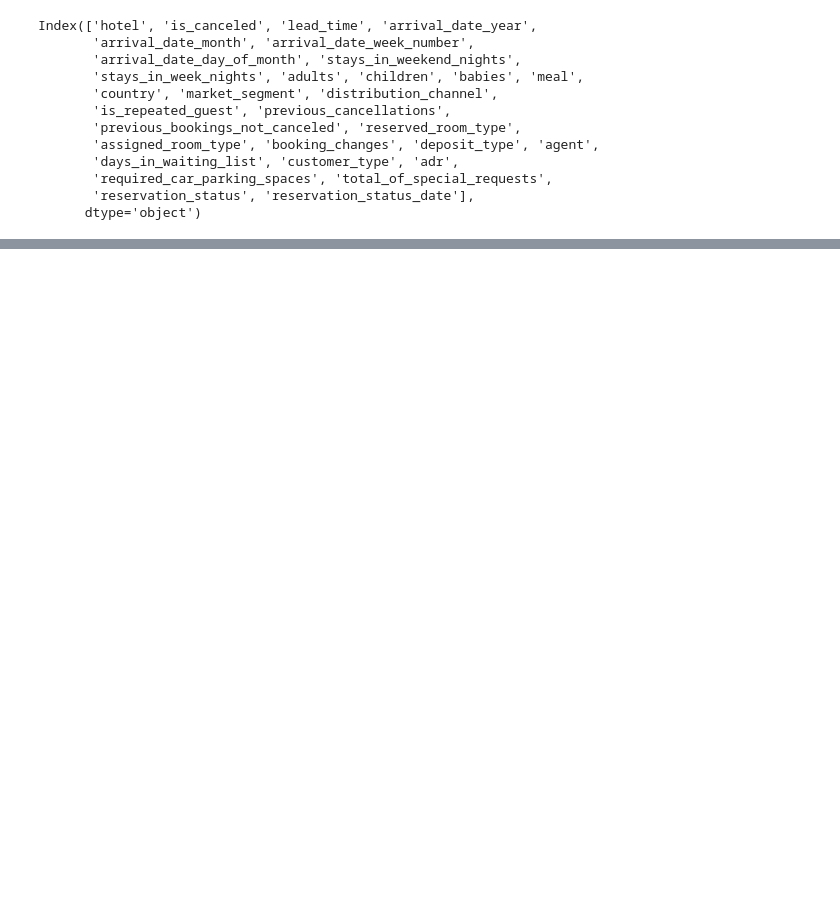
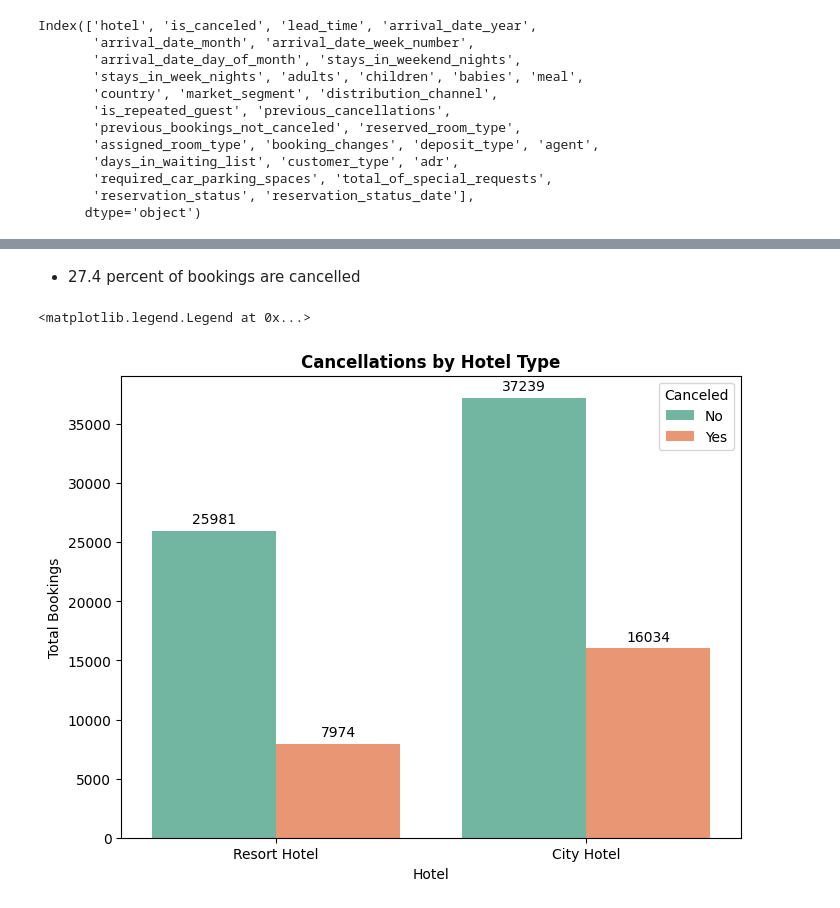
Before and after one commit to nishant3937899/hotel-booking-data-analysis, a Jupyter notebook: hotel booking data analysis.ipynb, the cells around one changed output, grey strips where cells are left out. Cells and saved outputs as stored; diff of their text form; code cells hidden in the pictures; blank space fills up the shorter version.

```diff
--- a/hotel booking data analysis.ipynb
+++ b/hotel booking data analysis.ipynb
@@ -218,0 +229,15 @@ plt.show()
+# %% [markdown]
+- 27.4 percent of bookings are cancelled
+# %%
+#cancellation by hotel type
+plt.figure(figsize=(8, 6))
+ax=sns.countplot( data=df, x='hotel', hue='is_canceled', palette='Set2')
+for container in ax.containers:
+  ax.bar_label(container, fmt='%d', padding=3, fontsize=10)
+plt.title('Cancellations by Hotel Type', fontweight='bold')
+plt.xlabel('Hotel')
+plt.ylabel('Total Bookings')
+plt.legend(title='Canceled', labels=['No', 'Yes'])
+# %% [output]
+<matplotlib.legend.Legend at 0x...>
+[figure, added]
```
Also changed, not shown: parts of 29 cells of this notebook.
